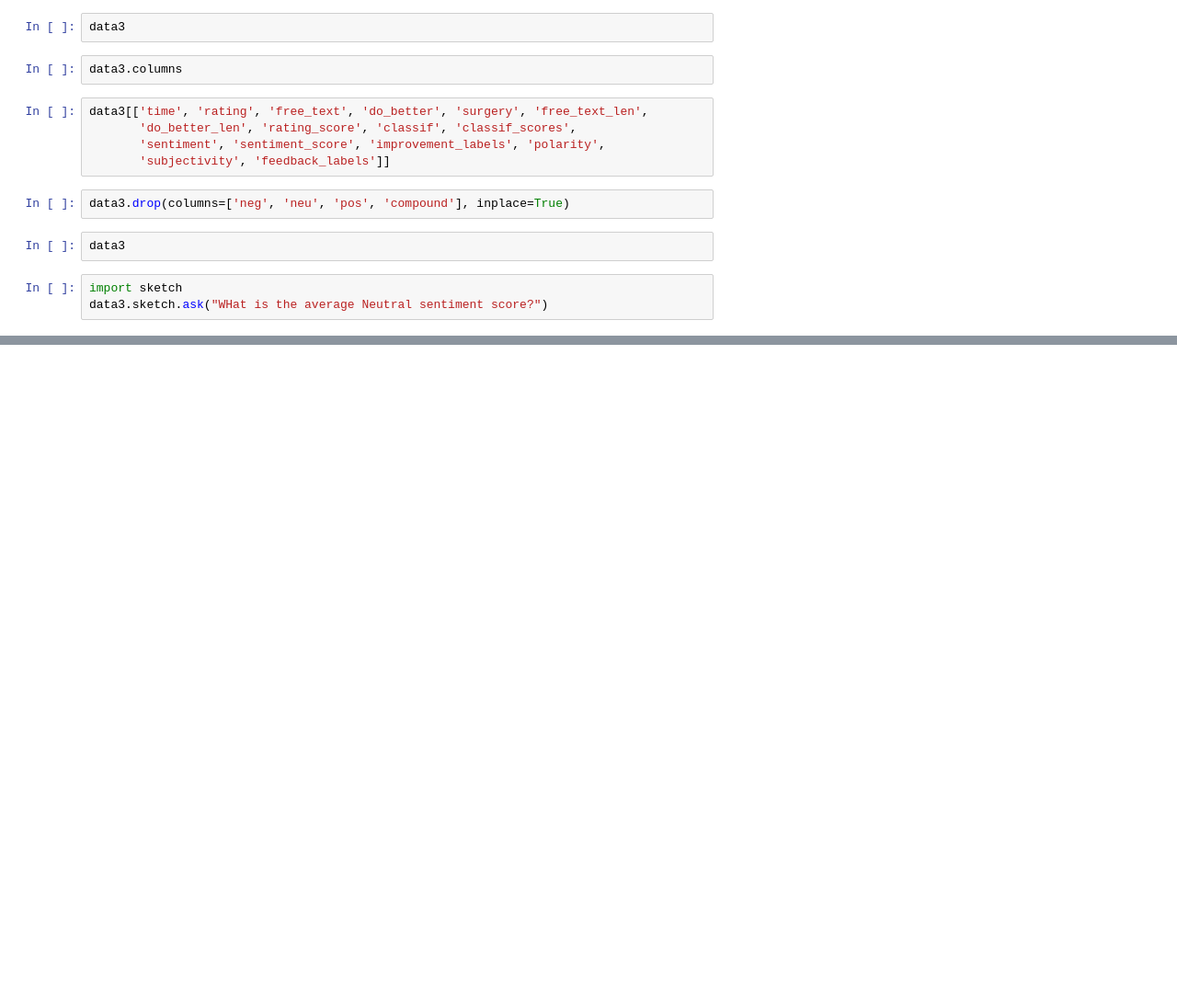
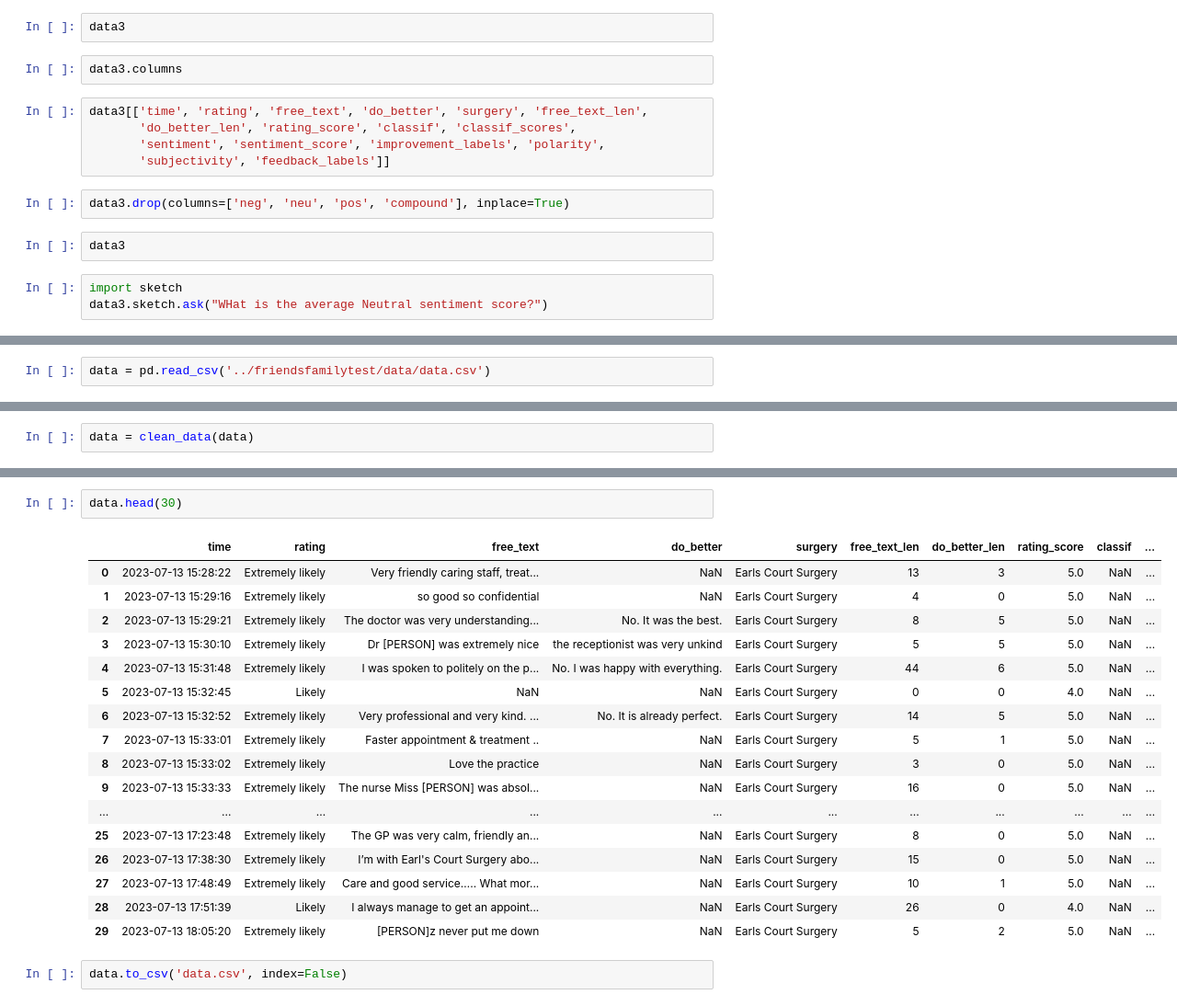
Before and after one commit to janduplessis883/friends-and-family-test-analysis, a Jupyter notebook: notebooks/Untitled1.ipynb, the cells around one changed output, grey strips where cells are left out. Shown at 92% size. Drawn from its saved outputs; the diff is of its cells as text; blank space fills up the shorter version.

```diff
--- a/notebooks/Untitled1.ipynb
+++ b/notebooks/Untitled1.ipynb
@@ -153,0 +156,2 @@ monthly_sentiment_scores.plot()
+# %%
+data = pd.read_csv('../friendsfamilytest/data/data.csv')
@@ -153,0 +174,2 @@ monthly_sentiment_scores.plot()
+# %%
+data = clean_data(data)
@@ -153,0 +178,22 @@ monthly_sentiment_scores.plot()
+# %%
+data.head(30)
+# %% [output]
+|  | time | rating | free_text | do_better | surgery | free_text_len | do_better_len | rating_score | classif | ... |
+| 0 | 2023-07-13 15:28:22 | Extremely likely | Very friendly caring staff, treat... | NaN | Earls Court Surgery | 13 | 3 | 5.0 | NaN | ... |
+| 1 | 2023-07-13 15:29:16 | Extremely likely | so good so confidential | NaN | Earls Court Surgery | 4 | 0 | 5.0 | NaN | ... |
+| 2 | 2023-07-13 15:29:21 | Extremely likely | The doctor was very understanding... | No. It was the best. | Earls Court Surgery | 8 | 5 | 5.0 | NaN | ... |
+| 3 | 2023-07-13 15:30:10 | Extremely likely | Dr [PERSON] was extremely nice | the receptionist was very unkind | Earls Court Surgery | 5 | 5 | 5.0 | NaN | ... |
+| 4 | 2023-07-13 15:31:48 | Extremely likely | I was spoken to politely on the p... | No. I was happy with everything. | Earls Court Surgery | 44 | 6 | 5.0 | NaN | ... |
+| 5 | 2023-07-13 15:32:45 | Likely | NaN | NaN | Earls Court Surgery | 0 | 0 | 4.0 | NaN | ... |
+| 6 | 2023-07-13 15:32:52 | Extremely likely | Very professional and very kind. ... | No. It is already perfect. | Earls Court Surgery | 14 | 5 | 5.0 | NaN | ... |
+| 7 | 2023-07-13 15:33:01 | Extremely likely | Faster appointment & treatment .. | NaN | Earls Court Surgery | 5 | 1 | 5.0 | NaN | ... |
+| 8 | 2023-07-13 15:33:02 | Extremely likely | Love the practice | NaN | Earls Court Surgery | 3 | 0 | 5.0 | NaN | ... |
+| 9 | 2023-07-13 15:33:33 | Extremely likely | The nurse Miss [PERSON] was absol... | NaN | Earls Court Surgery | 16 | 0 | 5.0 | NaN | ... |
+| ... | ... | ... | ... | ... | ... | ... | ... | ... | ... | ... |
+| 25 | 2023-07-13 17:23:48 | Extremely likely | The GP was very calm, friendly an... | NaN | Earls Court Surgery | 8 | 0 | 5.0 | NaN | ... |
+| 26 | 2023-07-13 17:38:30 | Extremely likely | I’m with Earl's Court Surgery abo... | NaN | Earls Court Surgery | 15 | 0 | 5.0 | NaN | ... |
+| 27 | 2023-07-13 17:48:49 | Extremely likely | Care and good service….. What mor... | NaN | Earls Court Surgery | 10 | 1 | 5.0 | NaN | ... |
+| 28 | 2023-07-13 17:51:39 | Likely | I always manage to get an appoint... | NaN | Earls Court Surgery | 26 | 0 | 4.0 | NaN | ... |
+| 29 | 2023-07-13 18:05:20 | Extremely likely | [PERSON]z never put me down | NaN | Earls Court Surgery | 5 | 2 | 5.0 | NaN | ... |
+# %%
+data.to_csv('data.csv', index=False)
```
Also changed, not shown: parts of 25 cells of this notebook, 4 other files.
